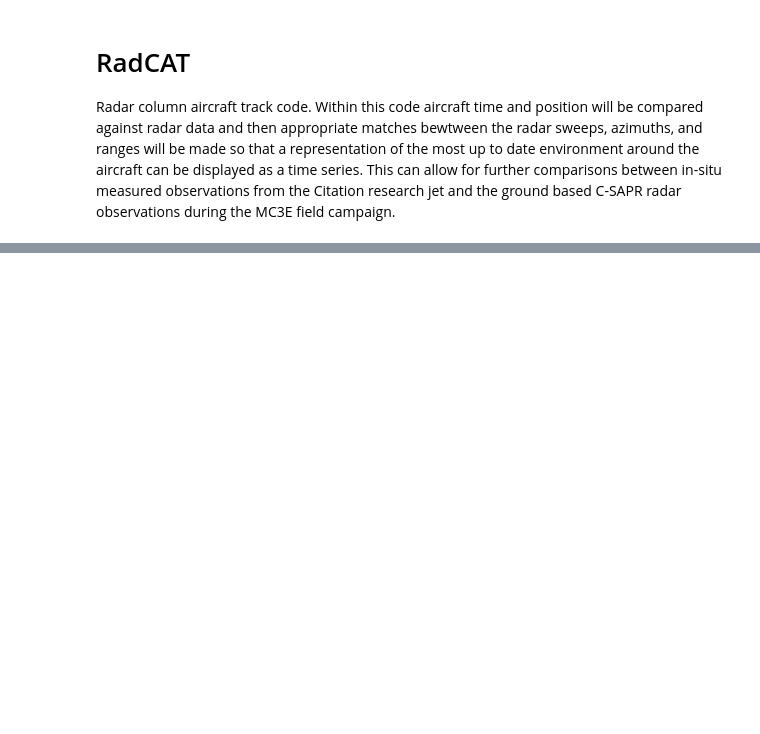
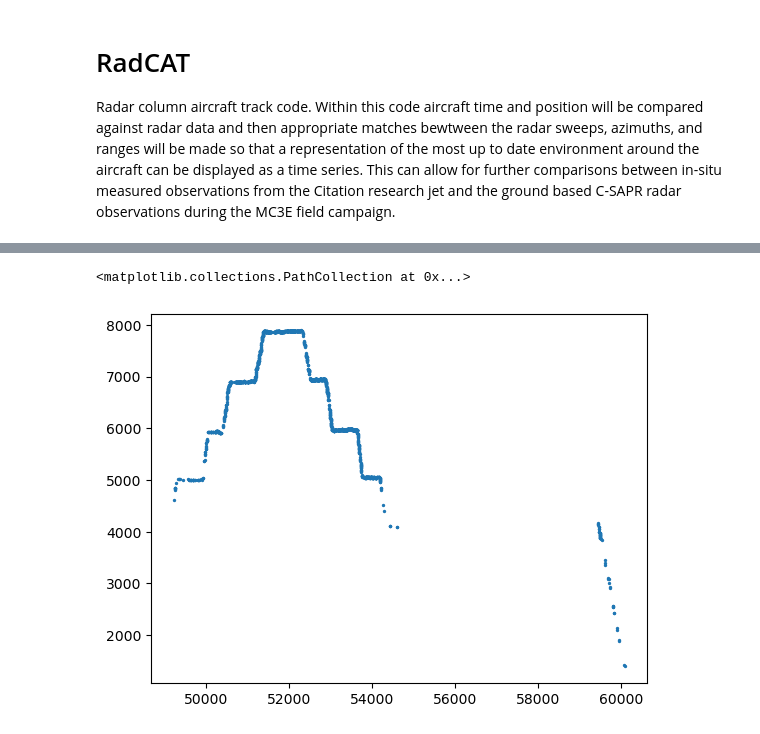
Before and after one commit to brycerrickbeil/2026-SULI-Bryce-Rickbeil, a Jupyter notebook: students/bryce_rickbeil/notebooks/RadCAT.ipynb, the cells around one changed output, grey strips where cells are left out. Cells and saved outputs as stored; diff of their text form; code cells hidden in the pictures; blank space fills up the shorter version.

```diff
--- a/students/bryce_rickbeil/notebooks/RadCAT.ipynb
+++ b/students/bryce_rickbeil/notebooks/RadCAT.ipynb
@@ -552,0 +664,31 @@ for index in range(10, len(heading), 10):
+# %%
+ice_crystal_list = []
+for index in aircraft_data.Time:
+    if aircraft_data.Phase_Classification.sel(Time = index) == 2:
+        ice_crystal_list.append(index)
+# %%
+hail_list = []
+for index in aircraft_data.Time:
+    if aircraft_data.Phase_Classification.sel(Time = index) == 8:
+        hail_list.append(index)
+# %%
+wet_snow_list = []
+for index in aircraft_data.Time:
+    if aircraft_data.Phase_Classification.sel(Time = index) == 4:
+        wet_snow_list.append(index)
+# %%
+one_to_one_list = []
+for index in aircraft_data.Time:
+    try:
+        if abs(int(aircraft_data.Radar_Reflectivity.sel(Time = index)[1]) - int(aircraft_data.Calculated_Reflectivity.sel(Time = index))) < 5:
+            one_to_one_list.append(index)
+    except:
+        continue
+# %%
+list_type = one_to_one_list
+plt.scatter(aircraft_data.Time.sel(Time = list_type),
+            aircraft_data.POS_Alt.sel(Time = list_type),
+           s = 2)
+# %% [output]
+<matplotlib.collections.PathCollection at 0x...>
+[figure, added]
```
Also changed, not shown: parts of 22 cells of this notebook, 1 other file.
